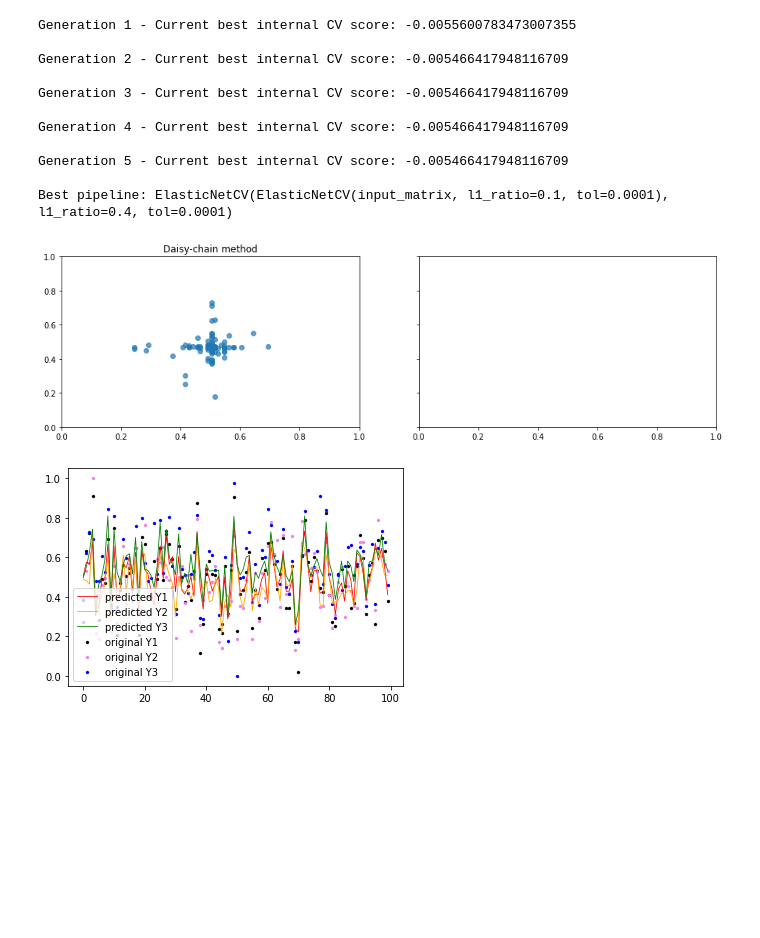
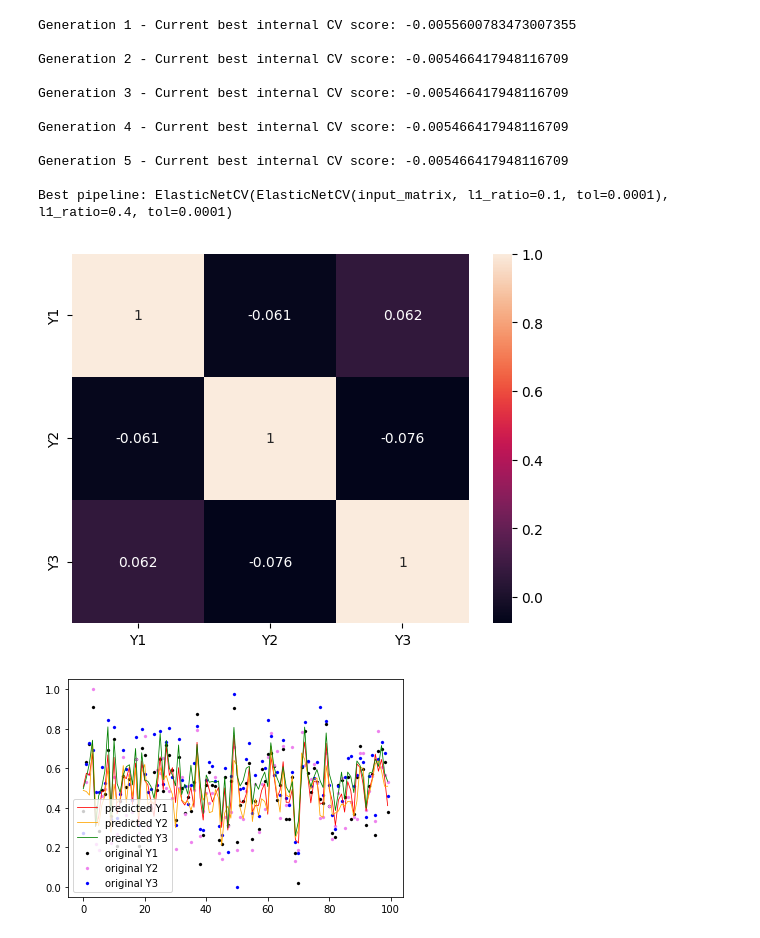
Before and after one commit to hanafimajid/tpot-mtr, a Jupyter notebook: 500s90f3t2g0_01py1y2y3(tpot2).ipynb, the cells around one changed output. Cells and saved outputs as stored; diff of their text form; code cells hidden in the pictures; blank space fills up the shorter version.

```diff
--- a/500s90f3t2g0_01py1y2y3(tpot2).ipynb
+++ b/500s90f3t2g0_01py1y2y3(tpot2).ipynb
@@ -235,21 +235,20 @@ Generation 4 - Current best internal CV score: -0.005466417948116709
 Generation 5 - Current best internal CV score: -0.005466417948116709
 
 Best pipeline: ElasticNetCV(ElasticNetCV(input_matrix, l1_ratio=0.1, tol=0.0001), l1_ratio=0.4, tol=0.0001)
-# %%
-fig, ax = plt.subplots(1,2, figsize=(15, 4), sharex=True, sharey=True)
-
-ax[0].plot(Ypred2[:,4],Ypred2[:,5], 'o', alpha=0.7)
-#ax[0].plot(Ypred2[:,2],'o', alpha=0.7)
-
-ax[0].set_title("Daisy-chain method")
-
-
-for axi in ax:
-   # axi.add_patch(plt.Rectangle((0.6, 0.6), 1, 1, color='yellow', alpha=0.2))
-    axi.set_xlim(0, 1)
-    axi.set_ylim(0, 1)
-# %% [output]
-[figure, removed]
+# %%
+import matplotlib.pyplot as plt
+import numpy as np
+import seaborn as sns
+import matplotlib.pyplot as plt
+import numpy as np
+import matplotlib.pyplot as plt
+# taking all rows but only 6 columns
+df_small = y_test.iloc[:,:3]
+correlation_mat = df_small.corr(method='pearson')
+sns.heatmap(correlation_mat, annot = True)
+plt.show()
+# %% [output]
+[figure, added]
 # %%
 X_ax = range(len(X_test))
 #plt.scatter(y_test[:, 0],y_test[:, 1],y_test[:, 2], s=5, color="blue", label="original")
```
